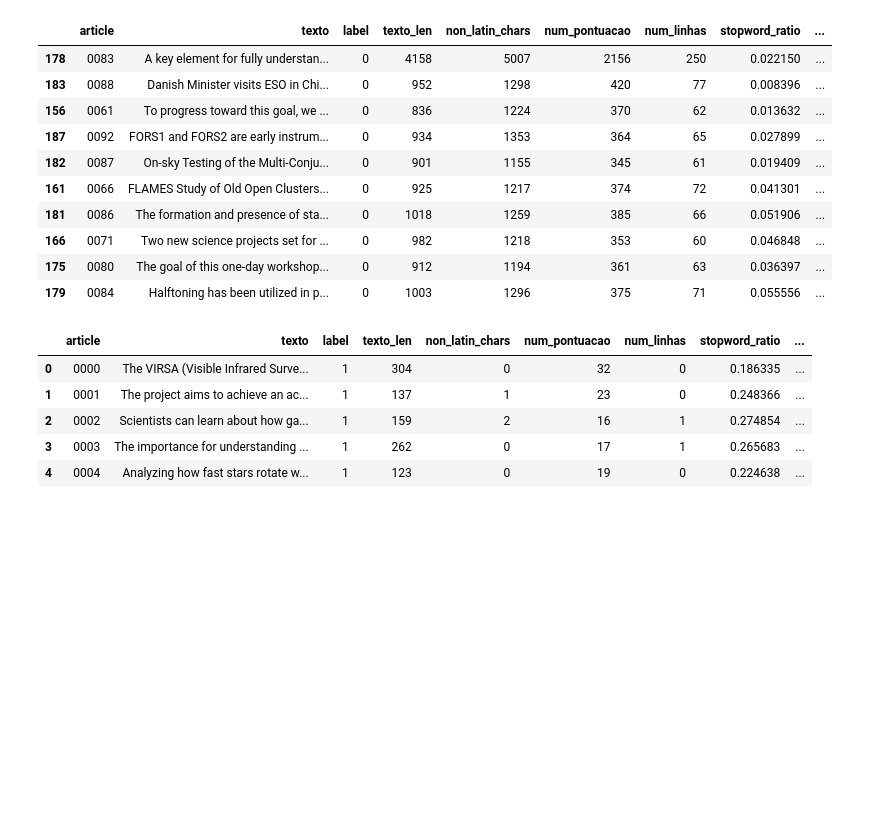
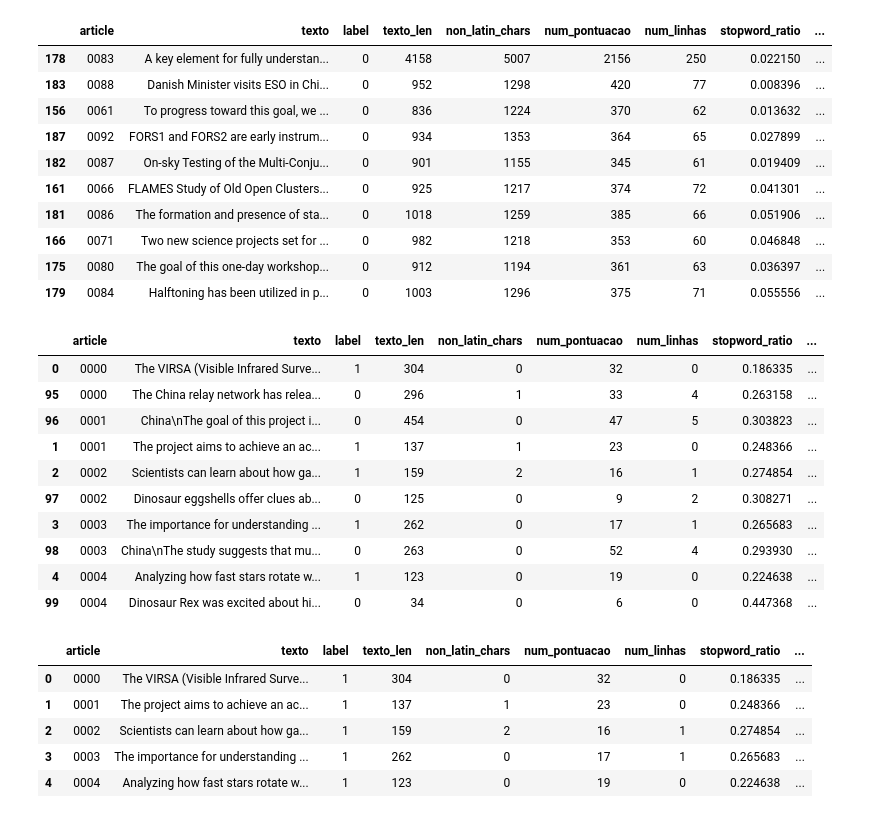
Before and after one commit to LeopoldoZanellato/the_impostor, a Jupyter notebook: explorer.ipynb, the cells around one changed output. Cells and saved outputs as stored; diff of their text form; code cells hidden in the pictures; blank space fills up the shorter version.

```diff
--- a/explorer.ipynb
+++ b/explorer.ipynb
@@ -289,6 +297,20 @@ df_completo.sort_values(by='long_words', ascending=False)[:10]
 | 166 | 0071 | Two new science projects set for ... | 0 | 982 | 1218 | 353 | 60 | 0.046848 | ... |
 | 175 | 0080 | The goal of this one-day workshop... | 0 | 912 | 1194 | 361 | 63 | 0.036397 | ... |
 | 179 | 0084 | Halftoning has been utilized in p... | 0 | 1003 | 1296 | 375 | 71 | 0.055556 | ... |
+# %%
+df_completo.sort_values(by='article', ascending=True)[:10]
+# %% [output]
+|  | article | texto | label | texto_len | non_latin_chars | num_pontuacao | num_linhas | stopword_ratio | ... |
+| 0 | 0000 | The VIRSA (Visible Infrared Surve... | 1 | 304 | 0 | 32 | 0 | 0.186335 | ... |
+| 95 | 0000 | The China relay network has relea... | 0 | 296 | 1 | 33 | 4 | 0.263158 | ... |
+| 96 | 0001 | China\nThe goal of this project i... | 0 | 454 | 0 | 47 | 5 | 0.303823 | ... |
+| 1 | 0001 | The project aims to achieve an ac... | 1 | 137 | 1 | 23 | 0 | 0.248366 | ... |
+| 2 | 0002 | Scientists can learn about how ga... | 1 | 159 | 2 | 16 | 1 | 0.274854 | ... |
+| 97 | 0002 | Dinosaur eggshells offer clues ab... | 0 | 125 | 0 | 9 | 2 | 0.308271 | ... |
+| 3 | 0003 | The importance for understanding ... | 1 | 262 | 0 | 17 | 1 | 0.265683 | ... |
+| 98 | 0003 | China\nThe study suggests that mu... | 0 | 263 | 0 | 52 | 4 | 0.293930 | ... |
+| 4 | 0004 | Analyzing how fast stars rotate w... | 1 | 123 | 0 | 19 | 0 | 0.224638 | ... |
+| 99 | 0004 | Dinosaur Rex was excited about hi... | 0 | 34 | 0 | 6 | 0 | 0.447368 | ... |
 # %%
 def entropy(text):
     if len(text) == 0:
```
Also changed, not shown: parts of 29 cells of this notebook, 1 other file.
